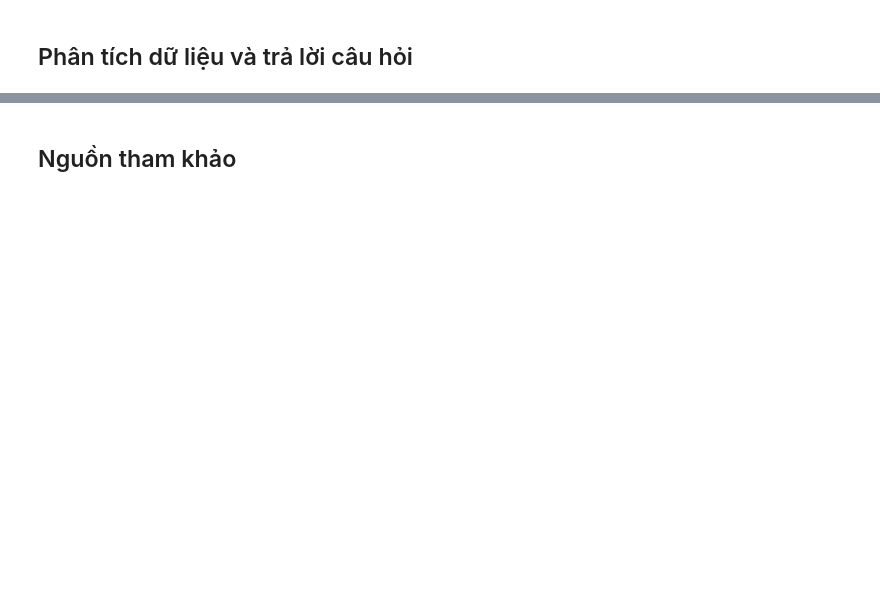
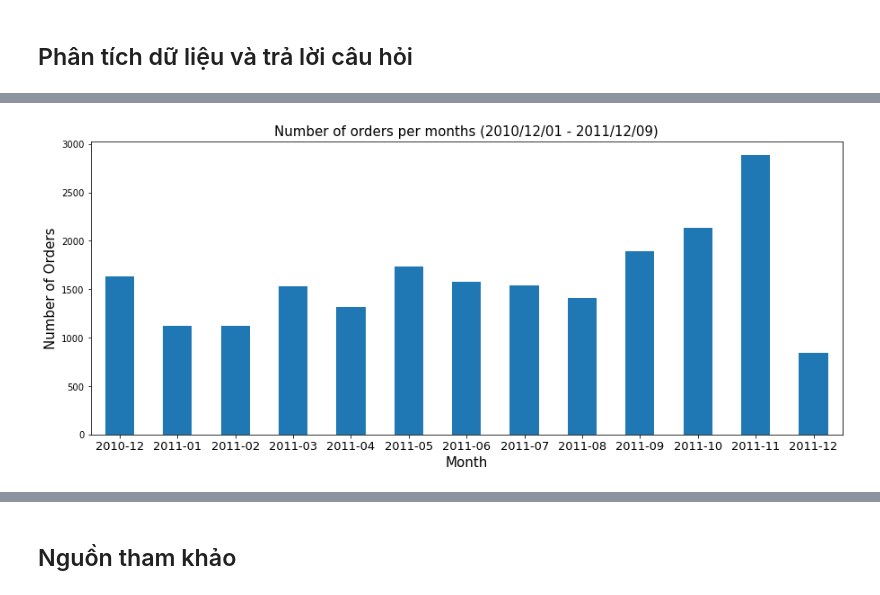
Before and after one commit to hudavn/G12-P4DS-Final, a Jupyter notebook: G12_FinalProject.ipynb, the cells around one changed output, grey strips where cells are left out. Drawn from its saved outputs; the diff is of its cells as text; code cells hidden in the pictures; blank space fills up the shorter version.

```diff
--- a/G12_FinalProject.ipynb
+++ b/G12_FinalProject.ipynb
@@ -220,0 +241,14 @@ Nhìn vào các giá trị ở cột <b>Description</b> bị thiếu, nhận th
+# %%
+sold = stock_question_data[['InvoiceNo', 'InvoiceDate', 'Quantity']][stock_question_data['Quantity'] > 0]
+sold['year_month'] = sold['InvoiceDate'].map(lambda x: 100*x.year + x.month)
+ax = sold.groupby('InvoiceNo')['year_month'].unique().value_counts().sort_index().plot(kind='bar',figsize=(15,6))
+ax.set_xticklabels(('2010-12','2011-01','2011-02','2011-03',
+                    '2011-04','2011-05','2011-06','2011-07',
+                    '2011-08','2011-09','2011-10','2011-11','2011-12'),
+                   rotation='horizontal', fontsize=13)
+ax.set_xlabel('Month', fontsize=15)
+ax.set_ylabel('Number of Orders',fontsize=15)
+ax.set_title('Number of orders per months (2010/12/01 - 2011/12/09)',fontsize=15)
+plt.show()
+# %% [output]
+[figure, added]
```
Also changed, not shown: parts of 30 cells of this notebook.
